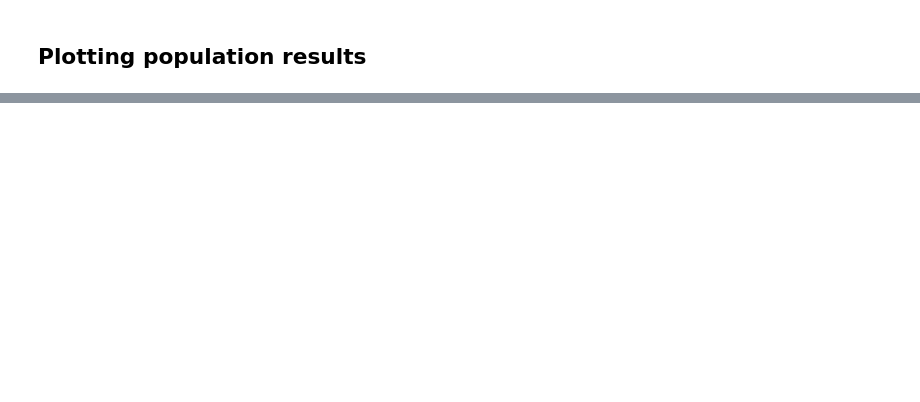
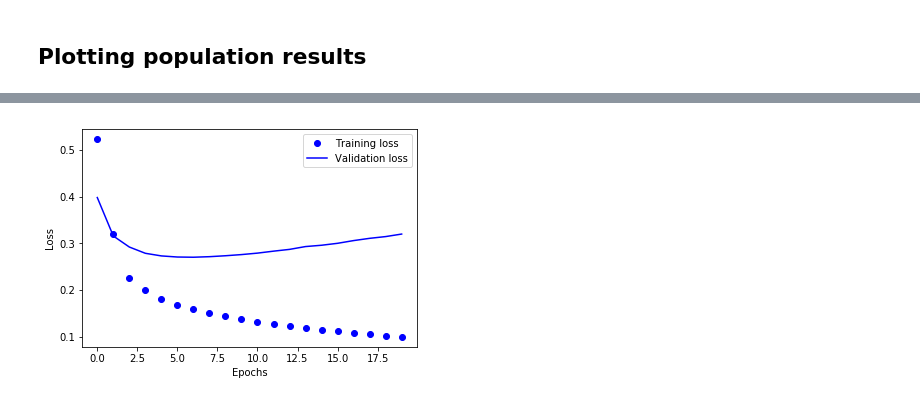
Before and after one commit to dylan-stark/pybt, a Jupyter notebook: notebooks/imdb.ipynb, the cells around one changed output, grey strips where cells are left out. Cells and saved outputs as stored; diff of their text form; code cells hidden in the pictures; blank space fills up the shorter version.

```diff
--- a/notebooks/imdb.ipynb
+++ b/notebooks/imdb.ipynb
@@ -229,0 +129,4 @@ plot_learning_rate(obs)
+# %%
+notebook.plot_member_loss(obs, 12).show()
+# %% [output]
+[figure, added]
```
Also changed, not shown: parts of 15 cells of this notebook, 2 other files.
